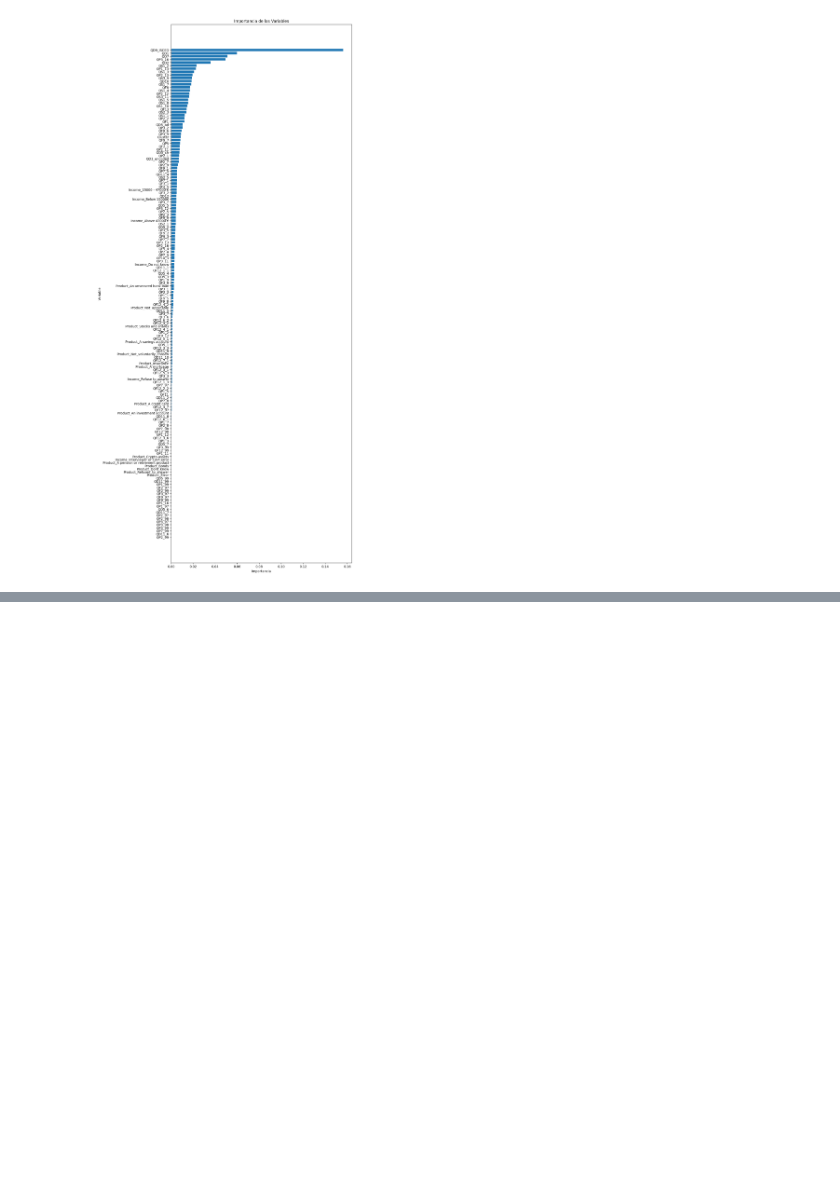
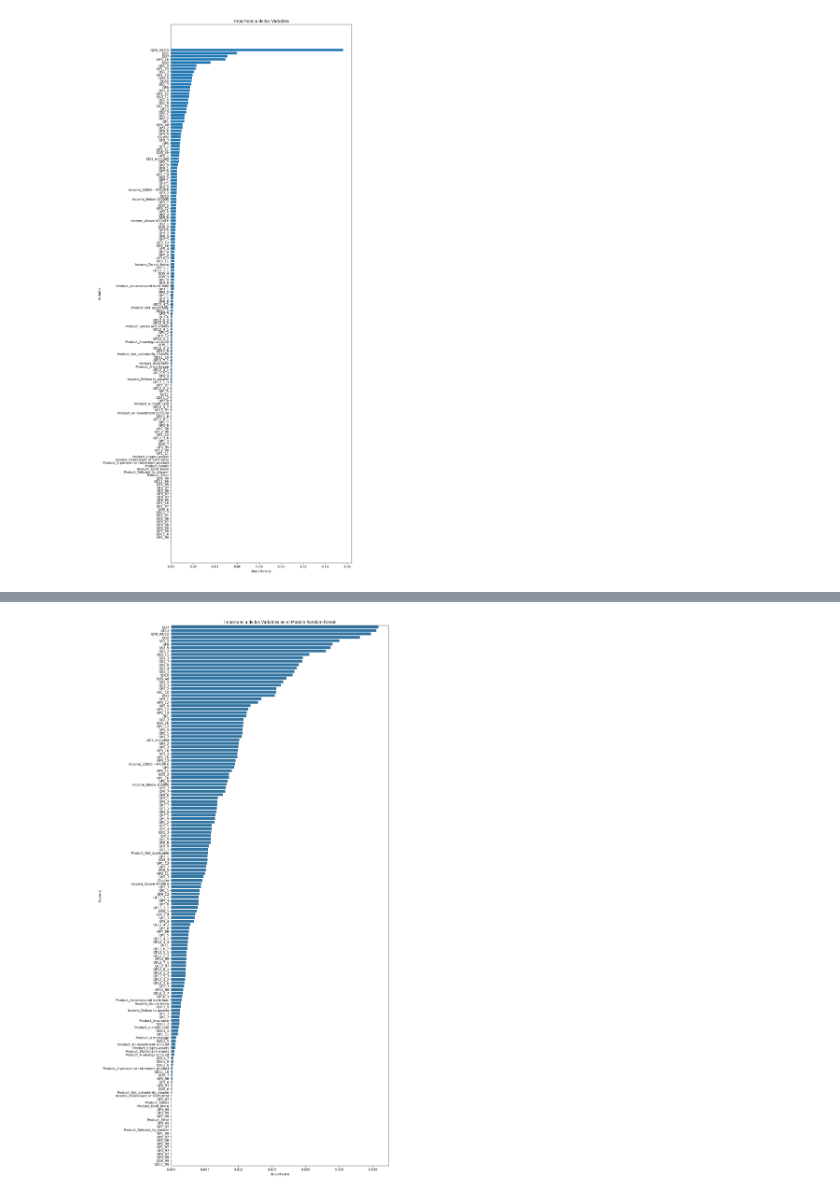
Before and after one commit to blackalle/TFM, a Jupyter notebook: tfm.ipynb, the cells around one changed output, grey strips where cells are left out. Drawn from its saved outputs; the diff is of its cells as text; code cells hidden in the pictures; blank space fills up the shorter version.

Commit message:
diferrrentes modelos predictivos

```diff
--- a/tfm.ipynb
+++ b/tfm.ipynb
@@ -1661,0 +1773,23 @@ OrderedModel Results
+# %%
+from sklearn.ensemble import RandomForestClassifier
+from sklearn.model_selection import train_test_split
+from sklearn.metrics import classification_report, confusion_matrix
+from imblearn.over_sampling import SMOTE
+import pandas as pd
+
+# Verificar el número de muestras en la clase minoritaria
+class_counts = y_train.value_counts()
+min_class_count = class_counts.min()
+
+# Ajustar k_neighbors para SMOTE
+k_neighbors = min(5, min_class_count - 1)
+
+# Aplicar SMOTE para balancear las clases en el conjunto de entrenamiento
+smote = SMOTE(random_state=42, k_neighbors=k_neighbors)
+X_train_balanced, y_train_balanced = smote.fit_resample(X_train, y_train)
+
+# Verificar el balanceo
+print("Distribución de clases antes de SMOTE:")
+print(y_train.value_counts())
+print("\nDistribución de clases después de SMOTE:")
+print(pd.Series(y_train_balanced).value_counts())
@@ -1661,0 +1814,4 @@ OrderedModel Results
+# %%
+# Crear el modelo de Random Forest
+rf_model = RandomForestClassifier(n_estimators=100, random_state=42)
+rf_model.fit(X_train_balanced, y_train_balanced)
@@ -1661,0 +1850,17 @@ OrderedModel Results
+# %%
+import matplotlib.pyplot as plt
+import seaborn as sns
+
+# Obtener la importancia de las características
+importances = rf_model.feature_importances_
+feature_names = X.columns
+feature_importance = pd.DataFrame({'Feature': feature_names, 'Importance': importances})
+feature_importance = feature_importance.sort_values(by='Importance', ascending=False)
+
+# Visualizar la importancia de las características
+plt.figure(figsize=(12, 30))
+sns.barplot(x='Importance', y='Feature', data=feature_importance)
+plt.title('Importancia de las Variables en el Modelo Random Forest')
+plt.show()
+# %% [output]
+[figure, added]
```
Also changed, not shown: parts of 23 cells of this notebook.
